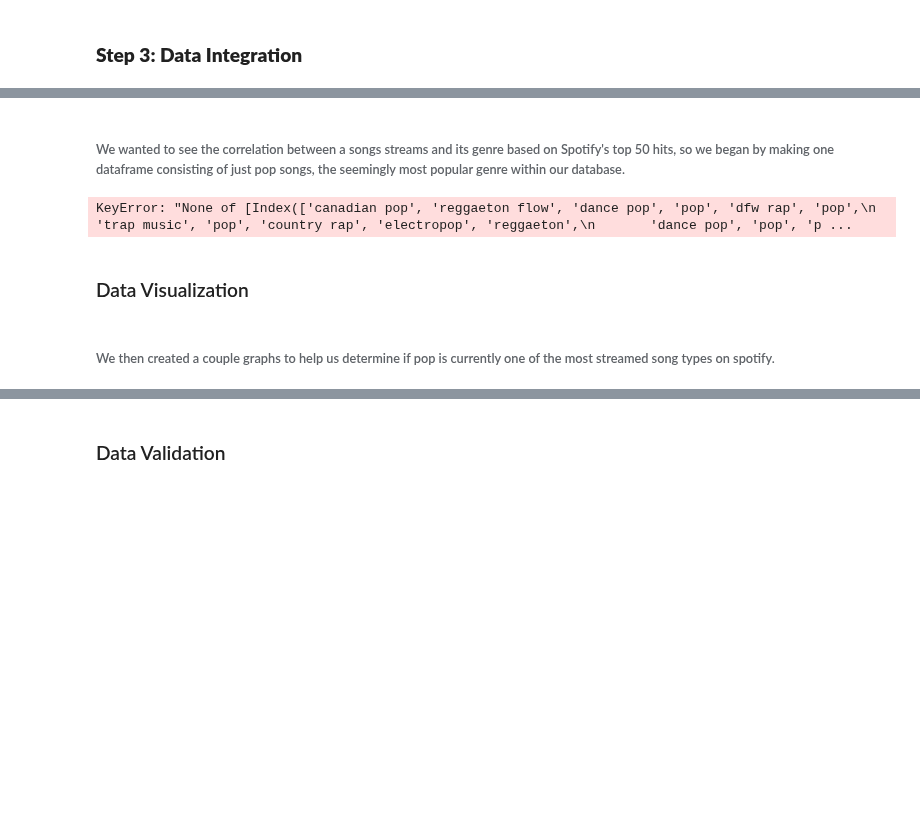
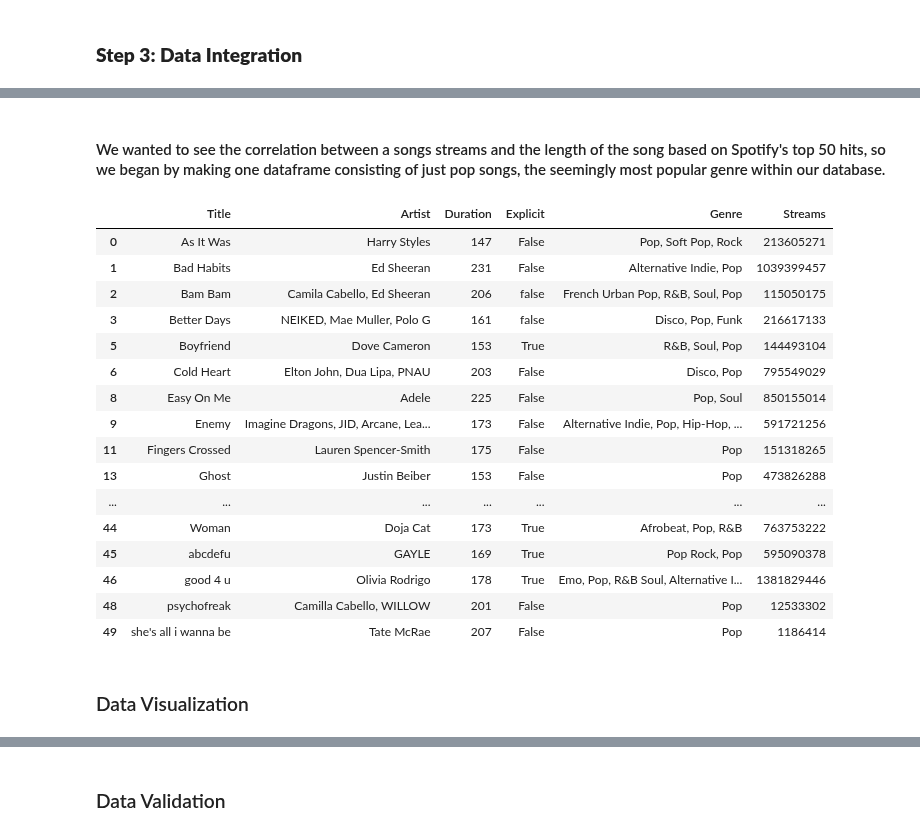
Before and after one commit to mananbhatt5/Tamid-TechEdu-S22, a Jupyter notebook: Final/DN-NR.ipynb, the cells around one changed output, grey strips where cells are left out. Saved outputs shown, nothing was run; the diff lists cells and outputs as text; code cells hidden in the pictures; blank space fills up the shorter version.

```diff
--- a/Final/DN-NR.ipynb
+++ b/Final/DN-NR.ipynb
@@ -62,19 +59,25 @@ b'Skipping line 24: expected 6 fields, saw 7\nSkipping line 35: expected 6 field
 # %% [markdown]
-###### We wanted to see the correlation between a songs streams and its genre based on Spotify's top 50 hits, so we began by making one dataframe consisting of just pop songs, the seemingly most popular genre within our database.
+#### We wanted to see the correlation between a songs streams and the length of the song based on Spotify's top 50 hits, so we began by making one dataframe consisting of just pop songs, the seemingly most popular genre within our database.
 # %%
-df_cols = df.columns.str.replace('_', ' ')
-df_cols
-
 df2 = df.loc[df['Genre'].str.contains('Pop')]
 df2
+# %% [output]
+|  | Title | Artist | Duration | Explicit | Genre | Streams |
+| 0 | As It Was | Harry Styles | 147 | False | Pop, Soft Pop, Rock | 213605271 |
+| 1 | Bad Habits | Ed Sheeran | 231 | False | Alternative Indie, Pop | 1039399457 |
+| 2 | Bam Bam | Camila Cabello, Ed Sheeran | 206 | false | French Urban Pop, R&B, Soul, Pop | 115050175 |
+| 3 | Better Days | NEIKED, Mae Muller, Polo G | 161 | false | Disco, Pop, Funk | 216617133 |
+| 5 | Boyfriend | Dove Cameron | 153 | True | R&B, Soul, Pop | 144493104 |
+| 6 | Cold Heart | Elton John, Dua Lipa, PNAU | 203 | False | Disco, Pop | 795549029 |
+| 8 | Easy On Me | Adele | 225 | False | Pop, Soul | 850155014 |
+| 9 | Enemy | Imagine Dragons, JID, Arcane, Lea... | 173 | False | Alternative Indie, Pop, Hip-Hop, ... | 591721256 |
+| 11 | Fingers Crossed | Lauren Spencer-Smith | 175 | False | Pop | 151318265 |
+| 13 | Ghost | Justin Beiber | 153 | False | Pop | 473826288 |
+| ... | ... | ... | ... | ... | ... | ... |
+| 44 | Woman | Doja Cat | 173 | True | Afrobeat, Pop, R&B | 763753222 |
+| 45 | abcdefu | GAYLE | 169 | True | Pop Rock, Pop | 595090378 |
+| 46 | good 4 u | Olivia Rodrigo | 178 | True | Emo, Pop, R&B Soul, Alternative I... | 1381829446 |
+| 48 | psychofreak | Camilla Cabello, WILLOW | 201 | False | Pop | 12533302 |
+| 49 | she's all i wanna be | Tate McRae | 207 | False | Pop | 1186414 |
-# %%
-#creating a new df consiting only of the genres
-
-df_genre=df[df['Genre'].values]
-df_genre.head()
-# %% [output]
-KeyError: "None of [Index(['canadian pop', 'reggaeton flow', 'dance pop', 'pop', 'dfw rap', 'pop',\n       'trap music', 'pop', 'country rap', 'electropop', 'reggaeton',\n       'dance pop', 'pop', 'p ...
 # %% [markdown]
 ### Data Visualization
-# %% [markdown]
-###### We then created a couple graphs to help us determine if pop is currently one of the most streamed song types on spotify.
```
Also changed, not shown: parts of 8 cells of this notebook.
